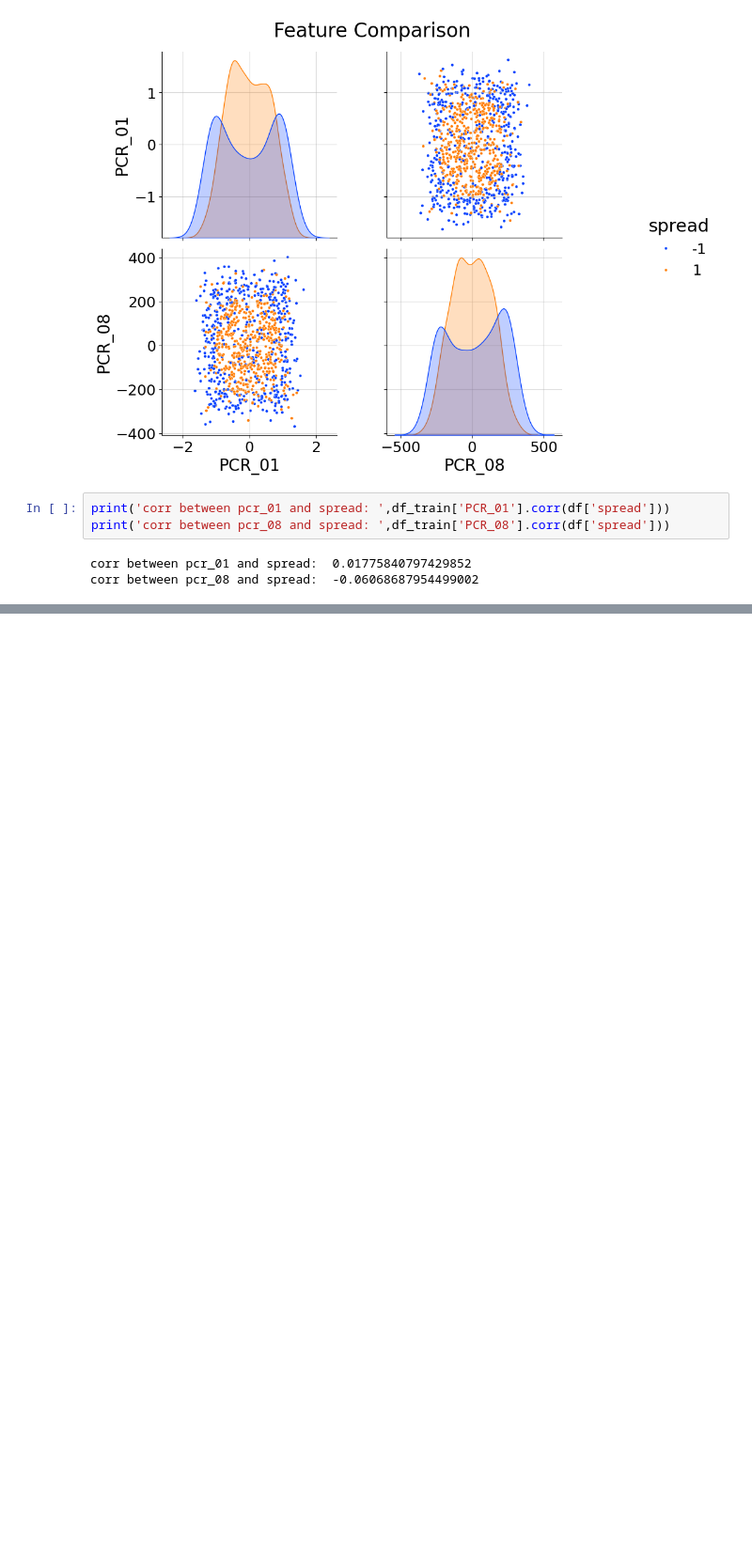
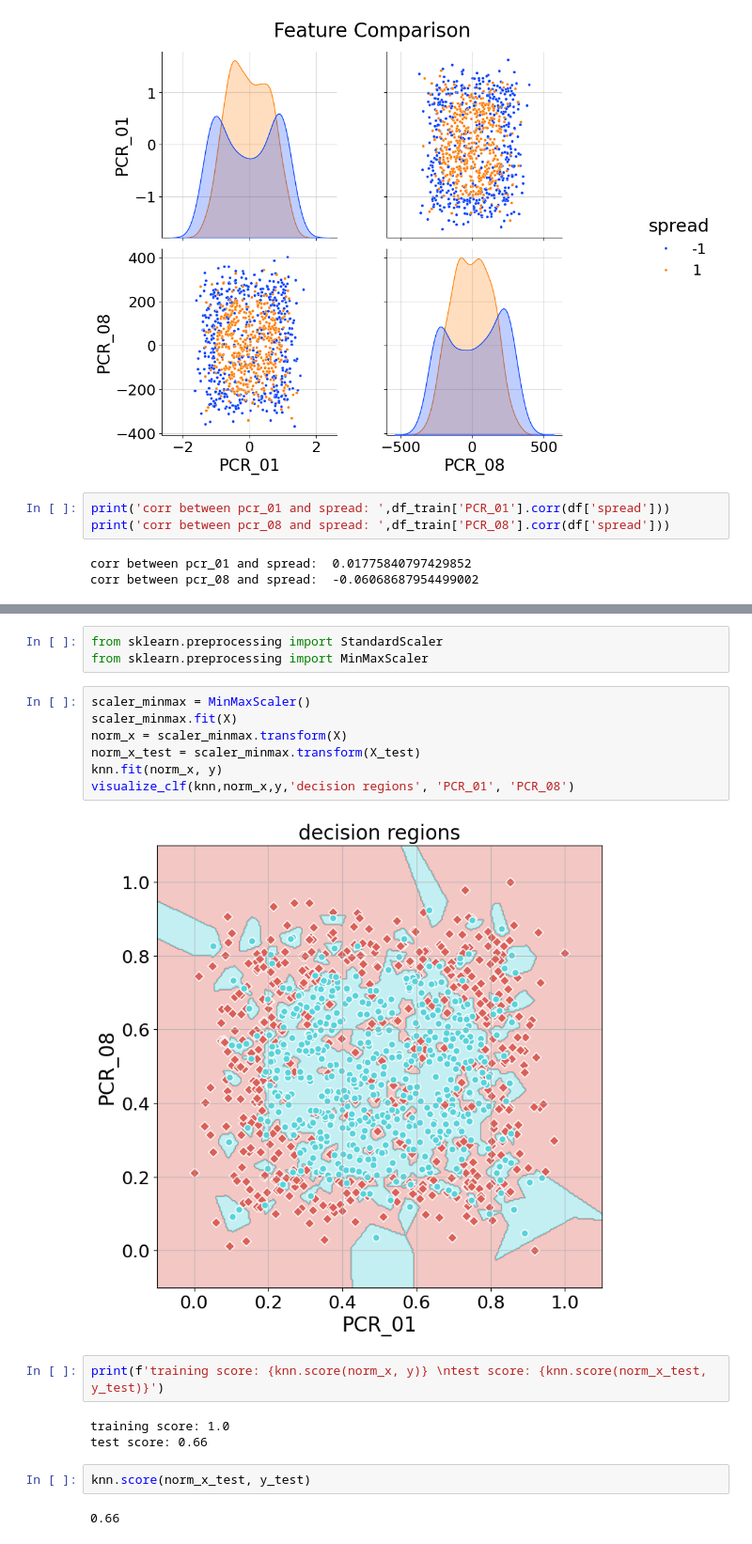
Before and after one commit to matanophir/IML_hw1, a Jupyter notebook: HW1.ipynb, the cells around one changed output, grey strips where cells are left out. Shown at 94% size. Cells and saved outputs as stored; diff of their text form; blank space fills up the shorter version.

```diff
--- a/HW1.ipynb
+++ b/HW1.ipynb
@@ -166,0 +180,21 @@ class kNN(BaseEstimator, ClassifierMixin):
+# %%
+from sklearn.preprocessing import StandardScaler
+from sklearn.preprocessing import MinMaxScaler
+# %%
+scaler_minmax = MinMaxScaler()
+scaler_minmax.fit(X)
+norm_x = scaler_minmax.transform(X)
+norm_x_test = scaler_minmax.transform(X_test)
+knn.fit(norm_x, y)
+visualize_clf(knn,norm_x,y,'decision regions', 'PCR_01', 'PCR_08')
+# %% [output]
+[figure, added]
+# %%
+print(f'training score: {knn.score(norm_x, y)} \ntest score: {knn.score(norm_x_test, y_test)}')
+# %% [output]
+training score: 1.0
+test score: 0.66
+# %%
+knn.score(norm_x_test, y_test)
+# %% [output]
+0.66
```
Also changed, not shown: parts of 7 cells of this notebook.
